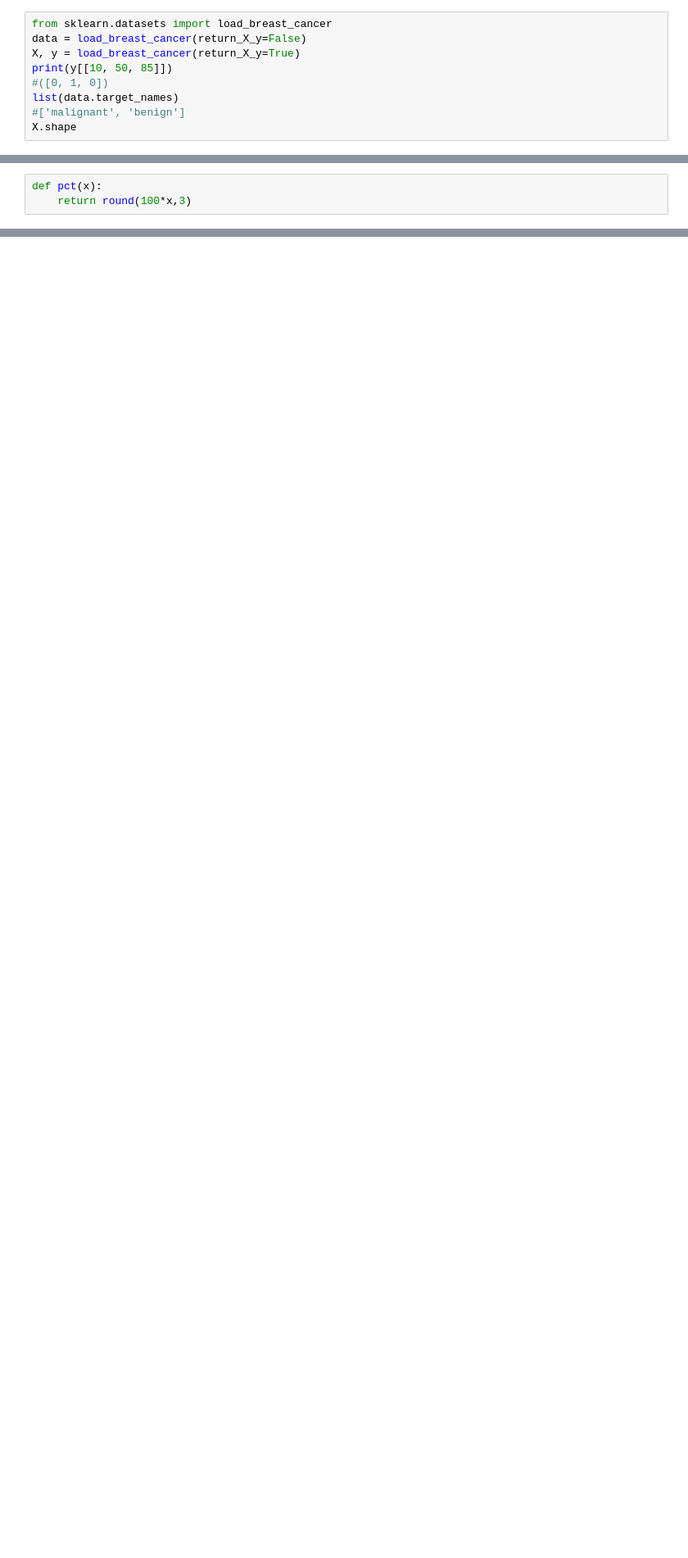
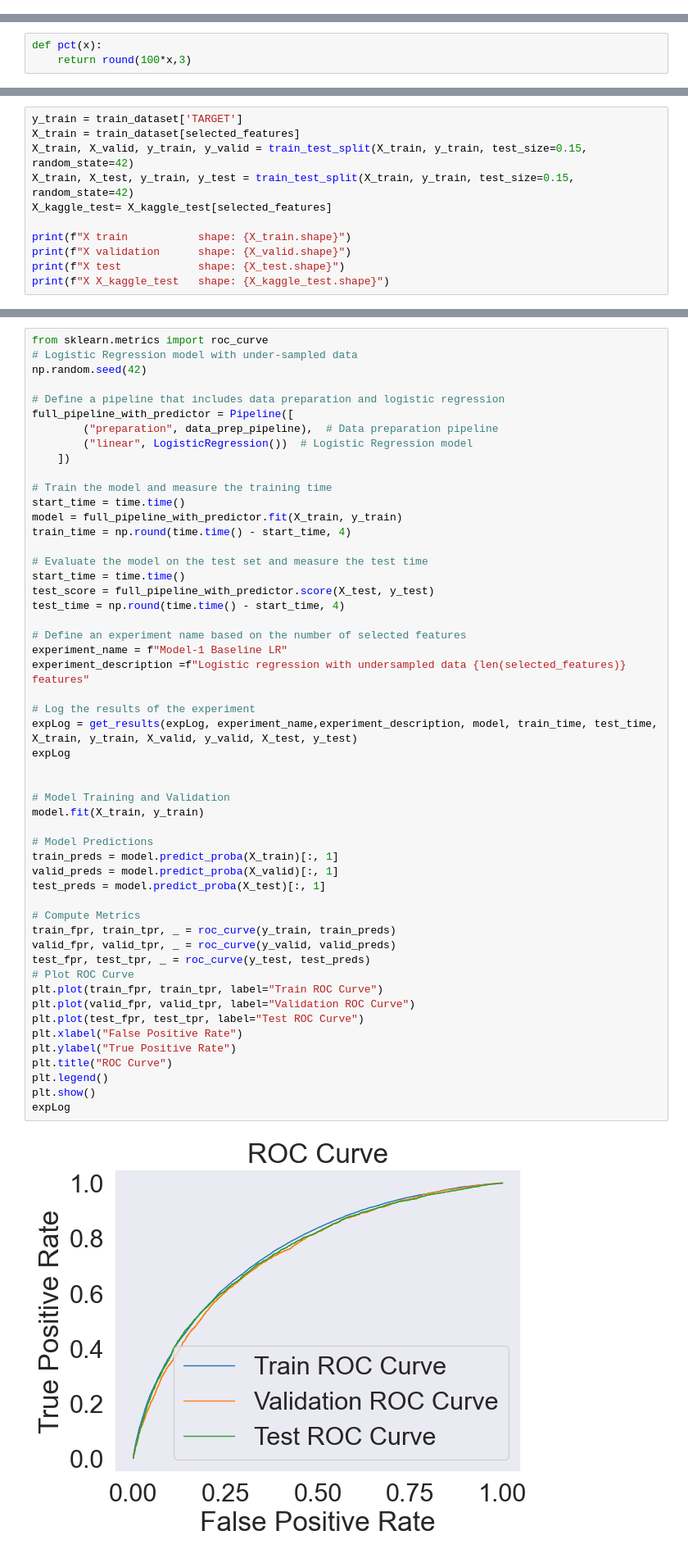
Before and after one commit to saisathwikreddy/Home-credit-default-Risk-Analysis, a Jupyter notebook: Phase 3/Group0011_Phase3.ipynb, the cells around one changed output, grey strips where cells are left out. Shown at 82% size. Cells and saved outputs as stored; diff of their text form; blank space fills up the shorter version.

Commit message:
Final accuracy with all models for phase 3

```diff
--- a/Phase 3/Group0011_Phase3.ipynb
+++ b/Phase 3/Group0011_Phase3.ipynb
@@ -956,9 +965,0 @@ enc.get_feature_names()
-# %%
-from sklearn.datasets import load_breast_cancer
-data = load_breast_cancer(return_X_y=False)
-X, y = load_breast_cancer(return_X_y=True)
-print(y[[10, 50, 85]])
-#([0, 1, 0])
-list(data.target_names)
-#['malignant', 'benign']
-X.shape
@@ -1154,0 +1108,11 @@ expLog
+# %%
+y_train = train_dataset['TARGET']
+X_train = train_dataset[selected_features]
+X_train, X_valid, y_train, y_valid = train_test_split(X_train, y_train, test_size=0.15, random_state=42)
+X_train, X_test, y_train, y_test = train_test_split(X_train, y_train, test_size=0.15, random_state=42)
+X_kaggle_test= X_kaggle_test[selected_features]
+
+print(f"X train           shape: {X_train.shape}")
+print(f"X validation      shape: {X_valid.shape}")
+print(f"X test            shape: {X_test.shape}")
+print(f"X X_kaggle_test   shape: {X_kaggle_test.shape}")
@@ -1154,0 +1132,54 @@ expLog
+# %%
+from sklearn.metrics import roc_curve
+# Logistic Regression model with under-sampled data
+np.random.seed(42)
+
+# Define a pipeline that includes data preparation and logistic regression
+full_pipeline_with_predictor = Pipeline([
+        ("preparation", data_prep_pipeline),  # Data preparation pipeline
+        ("linear", LogisticRegression())  # Logistic Regression model
+    ])
+
+# Train the model and measure the training time
+start_time = time.time()
+model = full_pipeline_with_predictor.fit(X_train, y_train)
+train_time = np.round(time.time() - start_time, 4)
+
+# Evaluate the model on the test set and measure the test time
+start_time = time.time()
+test_score = full_pipeline_with_predictor.score(X_test, y_test)
+test_time = np.round(time.time() - start_time, 4)
+
+# Define an experiment name based on the number of selected features
+experiment_name = f"Model-1 Baseline LR"
+experiment_description =f"Logistic regression with undersampled data {len(selected_features)} features"
+
+# Log the results of the experiment
+expLog = get_results(expLog, experiment_name,experiment_description, model, train_time, test_time, X_train, y_train, X_valid, y_valid, X_test, y_test)
+expLog
+
+
+# Model Training and Validation
+model.fit(X_train, y_train)
+
+# Model Predictions
+train_preds = model.predict_proba(X_train)[:, 1]
+valid_preds = model.predict_proba(X_valid)[:, 1]
+test_preds = model.predict_proba(X_test)[:, 1]
+
+# Compute Metrics
+train_fpr, train_tpr, _ = roc_curve(y_train, train_preds)
+valid_fpr, valid_tpr, _ = roc_curve(y_valid, valid_preds)
+test_fpr, test_tpr, _ = roc_curve(y_test, test_preds)
+# Plot ROC Curve
+plt.plot(train_fpr, train_tpr, label="Train ROC Curve")
+plt.plot(valid_fpr, valid_tpr, label="Validation ROC Curve")
+plt.plot(test_fpr, test_tpr, label="Test ROC Curve")
+plt.xlabel("False Positive Rate")
+plt.ylabel("True Positive Rate")
+plt.title("ROC Curve")
+plt.legend()
+plt.show()
+expLog
+# %% [output]
+[figure, added]
```
Also changed, not shown: parts of 141 cells of this notebook.
